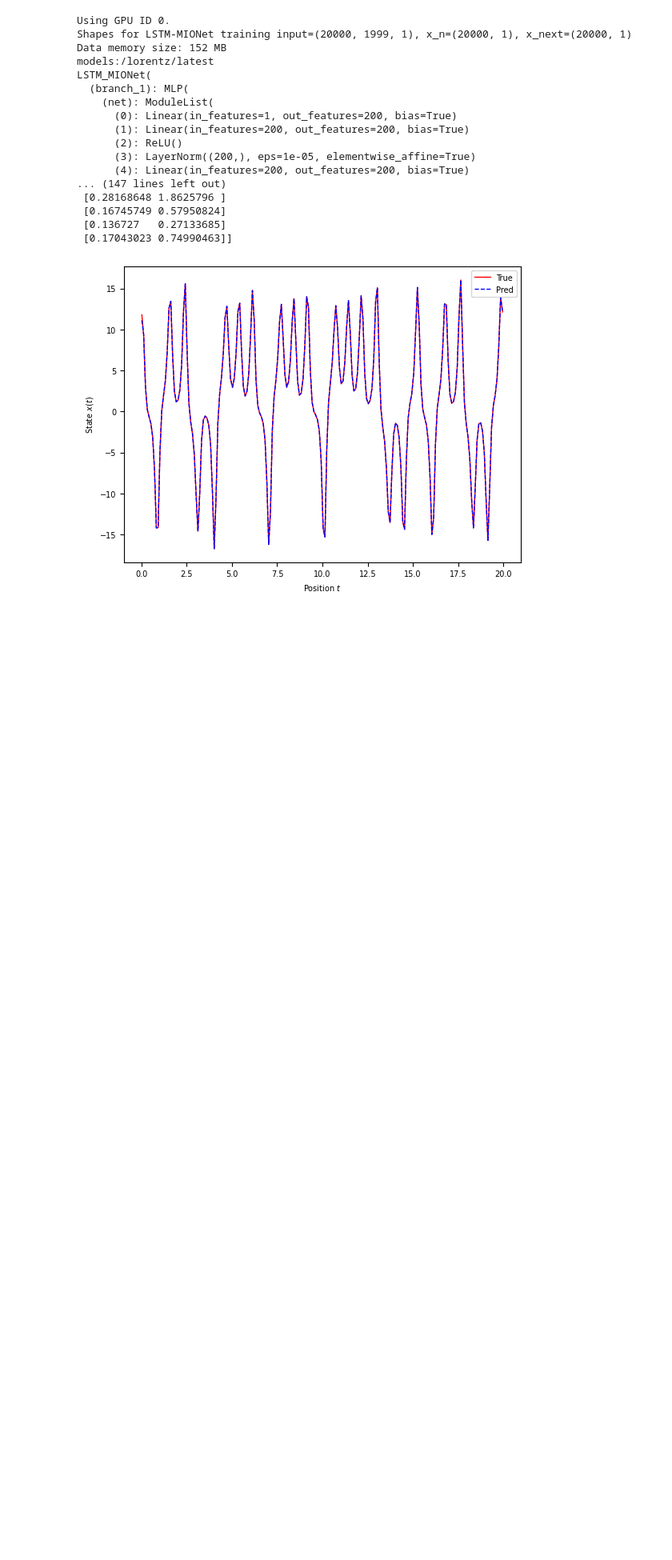
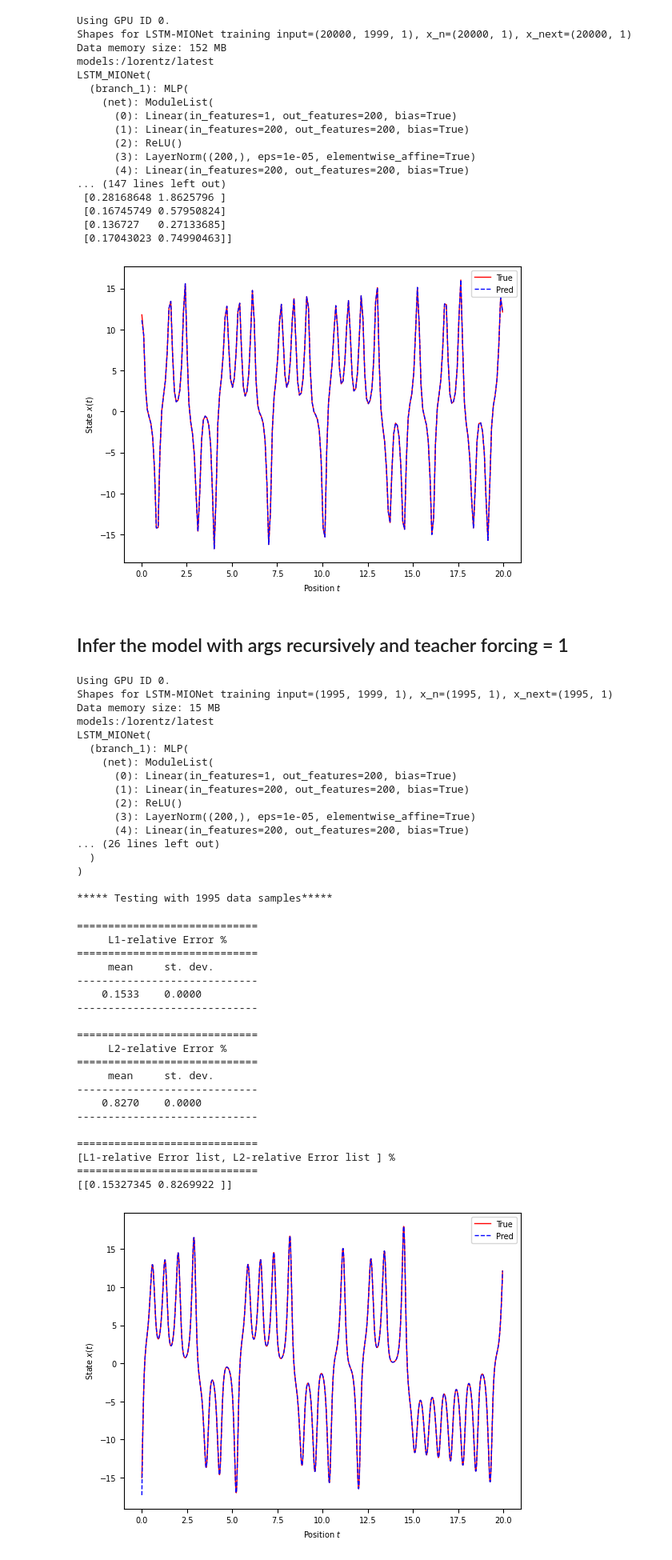
Before and after one commit to moodykong/bayesian-lstm-mionet, a Jupyter notebook: src/workflow_lorentz.ipynb, the cells around one changed output. Shown: that part at 80% size. Cells and saved outputs as stored; diff of their text form; code cells hidden in the pictures; blank space fills up the shorter version.

Commit message:
recursive infer with teacher forcing.

```diff
--- a/src/workflow_lorentz.ipynb
+++ b/src/workflow_lorentz.ipynb
@@ -171,3 +171,58 @@ LSTM_MIONet(
  [0.136727   0.27133685]
  [0.17043023 0.74990463]]
 [figure]
+# %% [markdown]
+## Infer the model with args recursively and teacher forcing = 1
+# %%
+%run infer.py \
+    --datafile_path "data/lorentz_N_1_h001_T20.npy" \
+    --trained_model_path "models:/lorentz/latest" \
+    --recursive "True" \
+    --state_component 0 \
+    --autonomous "True" \
+    --teacher_forcing_prob 1. \
+    --search_len 2 \
+    --search_num 1995 \
+    --plot_trajs "True" \
+    --plot_idxs 0 \
+    --device 0 \
+    --verbose "True"
+# %% [output]
+Using GPU ID 0.
+Shapes for LSTM-MIONet training input=(1995, 1999, 1), x_n=(1995, 1), x_next=(1995, 1)
+Data memory size: 15 MB
+models:/lorentz/latest
+LSTM_MIONet(
+  (branch_1): MLP(
+    (net): ModuleList(
+      (0): Linear(in_features=1, out_features=200, bias=True)
+      (1): Linear(in_features=200, out_features=200, bias=True)
+      (2): ReLU()
+      (3): LayerNorm((200,), eps=1e-05, elementwise_affine=True)
+      (4): Linear(in_features=200, out_features=200, bias=True)
+... (26 lines left out)
+  )
+)
+
+***** Testing with 1995 data samples*****
+=============================
+     L1-relative Error %
+=============================
+     mean     st. dev.
+-----------------------------
+    0.1533    0.0000
+-----------------------------
+
+=============================
+     L2-relative Error %
+=============================
+     mean     st. dev.
+-----------------------------
+    0.8270    0.0000
+-----------------------------
+
+=============================
+[L1-relative Error list, L2-relative Error list ] %
+=============================
+[[0.15327345 0.8269922 ]]
+[figure, added]
```
Also changed, not shown: parts of 4 cells of this notebook, 7 other files.
